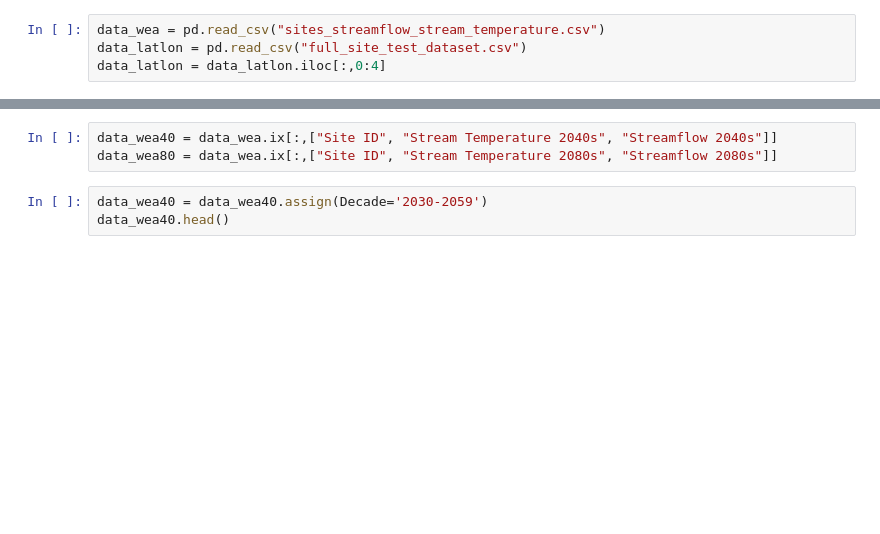
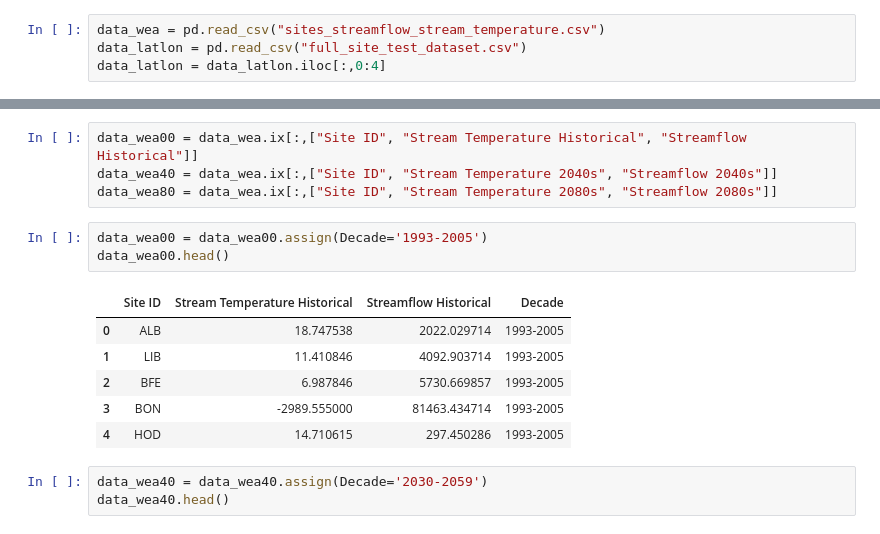
Before and after one commit to UWSEDS-aut17/uwseds-group-nw-climate-crew, a Jupyter notebook: futurefish/model/FishMod.ipynb, the cells around one changed output, grey strips where cells are left out. Cells and saved outputs as stored; diff of their text form; blank space fills up the shorter version.

```diff
--- a/futurefish/model/FishMod.ipynb
+++ b/futurefish/model/FishMod.ipynb
@@ -63,6 +63,17 @@ data_wea.head()
 # %%
+data_wea00 = data_wea.ix[:,["Site ID", "Stream Temperature Historical", "Streamflow Historical"]]
 data_wea40 = data_wea.ix[:,["Site ID", "Stream Temperature 2040s", "Streamflow 2040s"]]
 data_wea80 = data_wea.ix[:,["Site ID", "Stream Temperature 2080s", "Streamflow 2080s"]]
+# %%
+data_wea00 = data_wea00.assign(Decade='1993-2005')
+data_wea00.head()
+# %% [output]
+|  | Site ID | Stream Temperature Historical | Streamflow Historical | Decade |
+| 0 | ALB | 18.747538 | 2022.029714 | 1993-2005 |
+| 1 | LIB | 11.410846 | 4092.903714 | 1993-2005 |
+| 2 | BFE | 6.987846 | 5730.669857 | 1993-2005 |
+| 3 | BON | -2989.555000 | 81463.434714 | 1993-2005 |
+| 4 | HOD | 14.710615 | 297.450286 | 1993-2005 |
 # %%
 data_wea40 = data_wea40.assign(Decade='2030-2059')
 data_wea40.head()
```
Also changed, not shown: parts of 16 cells of this notebook, 3 other files.
